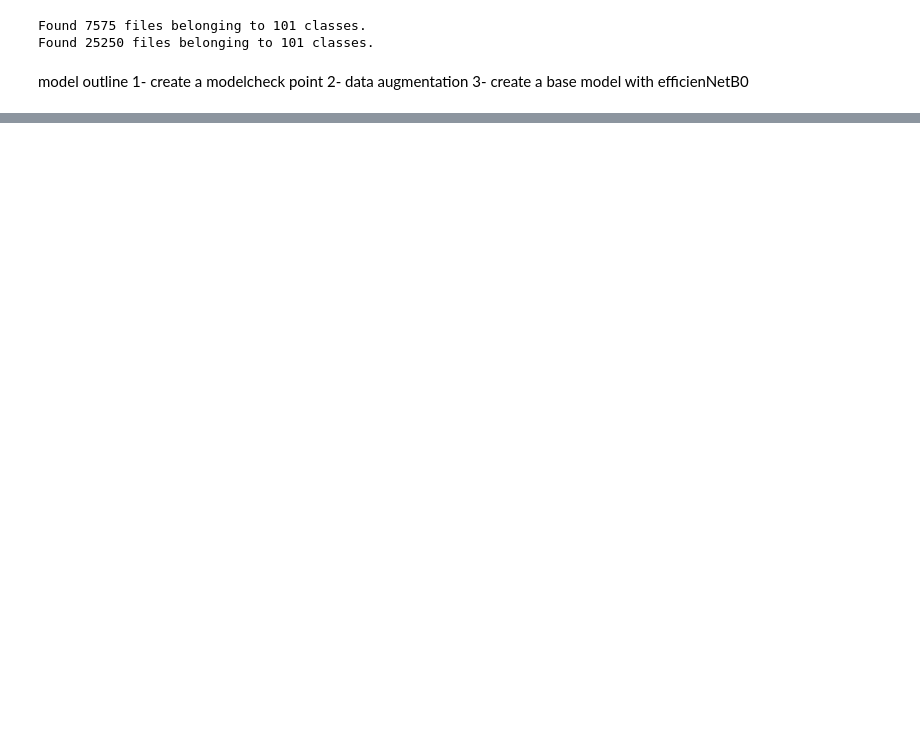
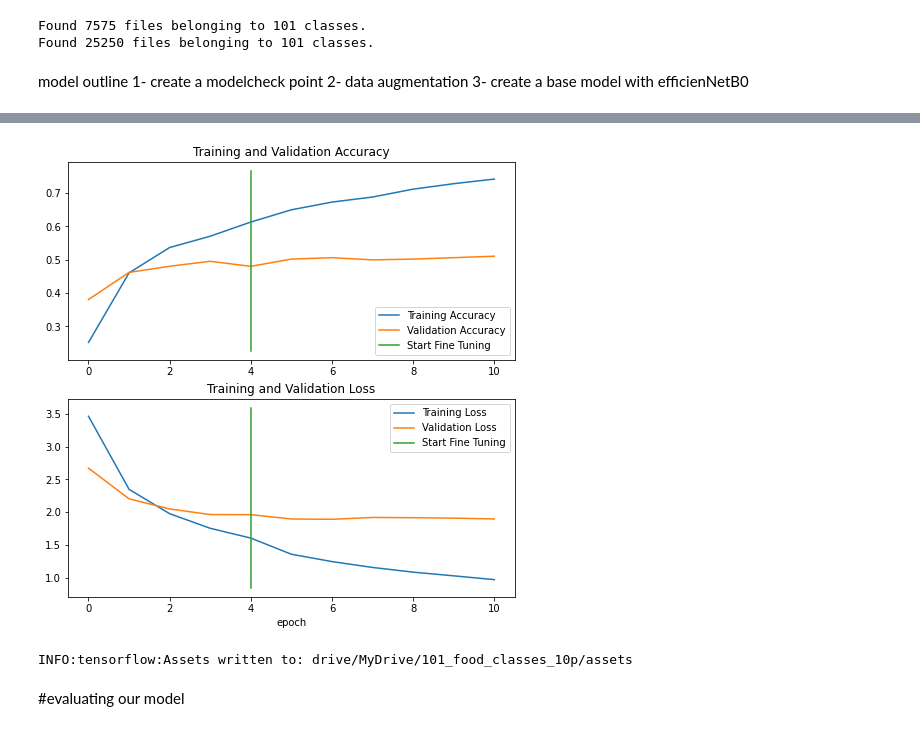
Before and after one commit to ParsaSinichi/E-shop, a Jupyter notebook: transfer_learning_part3.ipynb, the cells around one changed output, grey strips where cells are left out. Drawn from its saved outputs; the diff is of its cells as text; code cells hidden in the pictures; blank space fills up the shorter version.

```diff
--- a/transfer_learning_part3.ipynb
+++ b/transfer_learning_part3.ipynb
@@ -95,0 +132,6 @@ _________________________________________________________________
+# %%
+fine_tune_epochs = 10
+# %%
+model.compile(loss=tf.keras.losses.categorical_crossentropy,optimizer=tf.keras.optimizers.Adam(0.0001),metrics=["accuracy"])
+# %%
+history_fine=model.fit(train_data_all_10p,epochs=fine_tune_epochs,validation_data=test_data,validation_steps=(0.15*len(test_data)),initial_epoch=history_all.epoch[-1])
@@ -95,0 +155,13 @@ _________________________________________________________________
+# %%
+compare_historys(original_history=history_all,
+                 new_history=history_fine,
+                 initial_epochs=5)
+# %% [output]
+[figure, added]
+# %%
+#saving our model
+model.save("drive/MyDrive/101_food_classes_10p")
+# %% [output]
+INFO:tensorflow:Assets written to: drive/MyDrive/101_food_classes_10p/assets
+# %% [markdown]
+#evaluating our model
```
Also changed, not shown: parts of 28 cells of this notebook.
